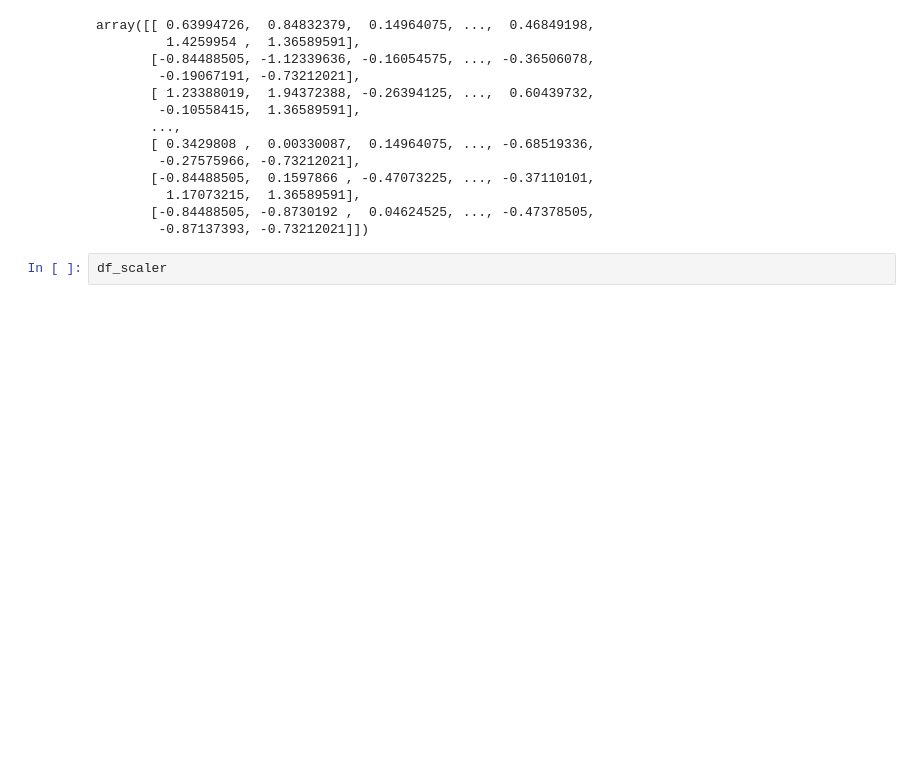
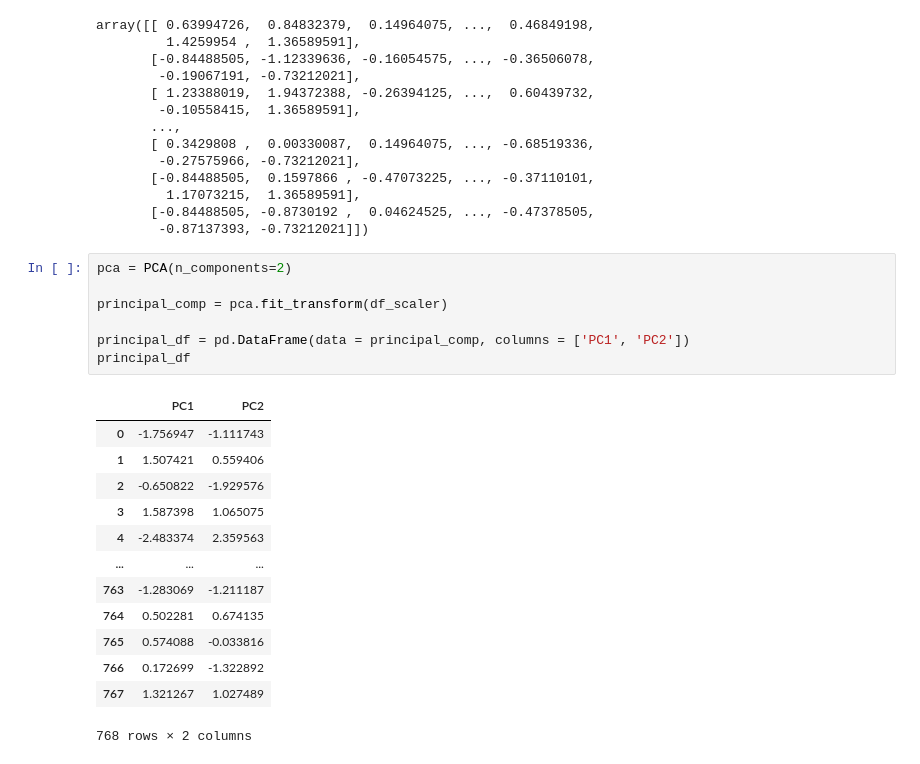
Before and after one commit to AbuBakkar32/Machine-Learning-Practice, a Jupyter notebook: Data_Analysis_Visualization_Pediction/diabetes-pca-clustering-kmeans-dbscan-analysis-result.ipynb, the cells around one changed output. Drawn from its saved outputs; the diff is of its cells as text; blank space fills up the shorter version.

```diff
--- a/Data_Analysis_Visualization_Pediction/diabetes-pca-clustering-kmeans-dbscan-analysis-result.ipynb
+++ b/Data_Analysis_Visualization_Pediction/diabetes-pca-clustering-kmeans-dbscan-analysis-result.ipynb
@@ -144,4 +144,23 @@ array([[ 0.63994726,  0.84832379,  0.14964075, ...,  0.46849198,
        [-0.84488505, -0.8730192 ,  0.04624525, ..., -0.47378505,
         -0.87137393, -0.73212021]])
 # %%
-df_scaler
+pca = PCA(n_components=2)
+
+principal_comp = pca.fit_transform(df_scaler)
+
+principal_df = pd.DataFrame(data = principal_comp, columns = ['PC1', 'PC2'])
+principal_df
+# %% [output]
+|  | PC1 | PC2 |
+| 0 | -1.756947 | -1.111743 |
+| 1 | 1.507421 | 0.559406 |
+| 2 | -0.650822 | -1.929576 |
+| 3 | 1.587398 | 1.065075 |
+| 4 | -2.483374 | 2.359563 |
+| ... | ... | ... |
+| 763 | -1.283069 | -1.211187 |
+| 764 | 0.502281 | 0.674135 |
+| 765 | 0.574088 | -0.033816 |
+| 766 | 0.172699 | -1.322892 |
+| 767 | 1.321267 | 1.027489 |
+768 rows × 2 columns
```
